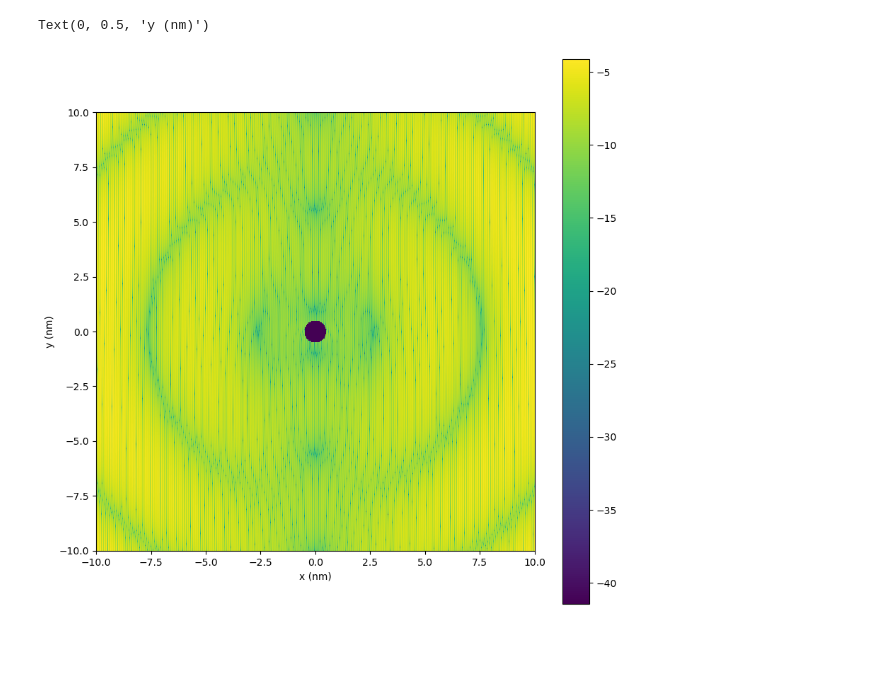
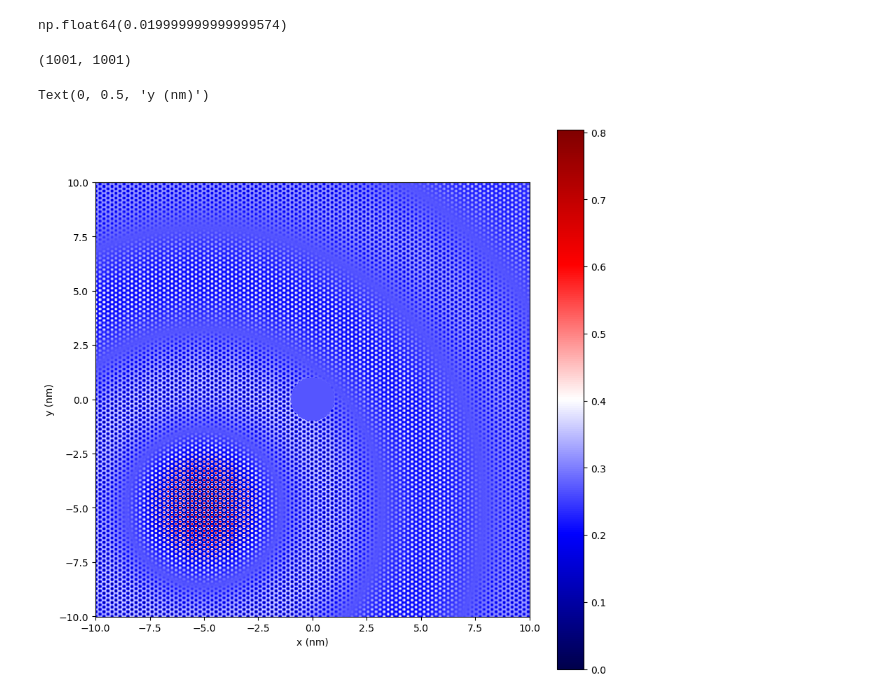
Before and after one commit to HollenLab/QPI-Scattering, a Jupyter notebook: CAnalytics/singleD_plot.ipynb, the cells around one changed output. Drawn from its saved outputs; the diff is of its cells as text; code cells hidden in the pictures; blank space fills up the shorter version.

```diff
--- a/CAnalytics/singleD_plot.ipynb
+++ b/CAnalytics/singleD_plot.ipynb
@@ -10,26 +10,33 @@ df = pd.read_csv(fdir, sep="\t", header=None, dtype=np.double, skiprows=3)
 xlin = np.linspace(-10, 10, 1001)
 ylin = np.linspace(-10, 10, 1001)
 X, Y = np.meshgrid(xlin, ylin)
+# %%
+xlin[1]-xlin[0]
+# %% [output]
+np.float64(0.019999999999999574)
+# %%
+np.shape(X)
+# %% [output]
+(1001, 1001)
 # %%
 # We create a mask because our functions blow up at r -> zero
-maskr = 0.5
-mask1 = ((X) ** 2 + Y ** 2) <= maskr**2
+mask1 = ((X) ** 2 + Y ** 2) <= 1 ** 2
 
 mask = mask1
 
-Z_masked = df.values * (X ** 2 + Y ** 2)
+Z_masked = df.values
 Z_masked[mask] = 1e-9
 
 fig, ax = plt.subplots(figsize=(10, 10))
 
 #pc = ax.pcolormesh(xlin, ylin, ZR2, cmap="winter", vmax=15, vmin=-15)
 #pc = ax.pcolormesh(xlin, ylin, Z_masked, cmap="winter", vmax=1.5)
-pc = ax.pcolormesh(xlin, ylin, np.square(Z_masked))
+pc = ax.pcolormesh(xlin, ylin, Z_masked+np.abs(np.min(Z_masked)), cmap="seismic")
 fig.colorbar(pc)
 
 ax.set_aspect('equal')
 ax.set_xlabel('x (nm)')
 ax.set_ylabel('y (nm)')
 # %% [output]
 Text(0, 0.5, 'y (nm)')
-[figure, old version]
+[figure, new version]
```
Also changed, not shown: 11 other files.
